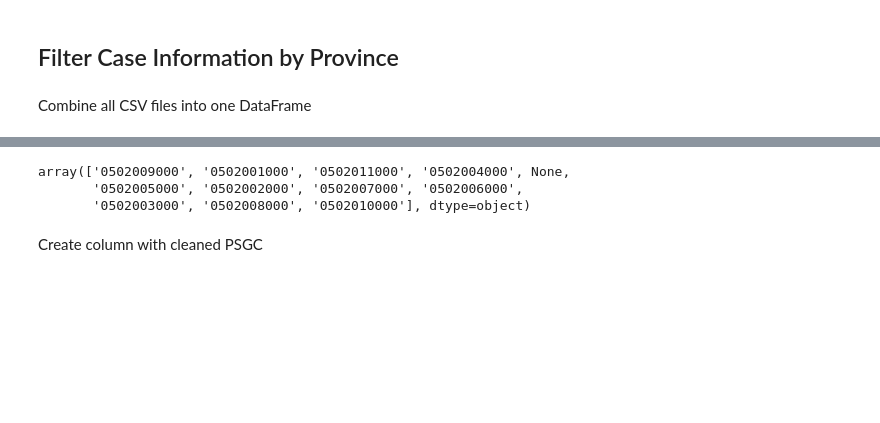
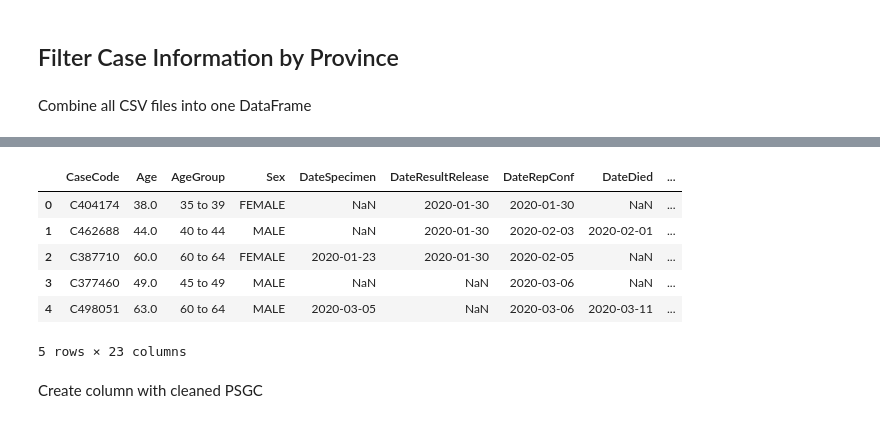
Before and after one commit to dddelacruz/cs198-scl-envi-2425, a Jupyter notebook: 02_data_processing/psgc_case_data.ipynb, the cells around one changed output, grey strips where cells are left out. Cells and saved outputs as stored; diff of their text form; code cells hidden in the pictures; blank space fills up the shorter version.

```diff
--- a/02_data_processing/psgc_case_data.ipynb
+++ b/02_data_processing/psgc_case_data.ipynb
@@ -99,9 +99,13 @@ df_cases.shape
-# %%
-df_cases[(df_cases['ProvRes'] == "CATANDUANES")]['psgc_clean'].unique()
-# %% [output]
-array(['0502009000', '0502001000', '0502011000', '0502004000', None,
-       '0502005000', '0502002000', '0502007000', '0502006000',
-       '0502003000', '0502008000', '0502010000'], dtype=object)
+# %%
+df_cases.head()
+# %% [output]
+|  | CaseCode | Age | AgeGroup | Sex | DateSpecimen | DateResultRelease | DateRepConf | DateDied | ... |
+| 0 | C404174 | 38.0 | 35 to 39 | FEMALE | NaN | 2020-01-30 | 2020-01-30 | NaN | ... |
+| 1 | C462688 | 44.0 | 40 to 44 | MALE | NaN | 2020-01-30 | 2020-02-03 | 2020-02-01 | ... |
+| 2 | C387710 | 60.0 | 60 to 64 | FEMALE | 2020-01-23 | 2020-01-30 | 2020-02-05 | NaN | ... |
+| 3 | C377460 | 49.0 | 45 to 49 | MALE | NaN | NaN | 2020-03-06 | NaN | ... |
+| 4 | C498051 | 63.0 | 60 to 64 | MALE | 2020-03-05 | NaN | 2020-03-06 | 2020-03-11 | ... |
+5 rows × 23 columns
 # %% [markdown]
 Create column with cleaned PSGC
 # %%
```
Also changed, not shown: parts of 16 cells of this notebook, 1 other file.
